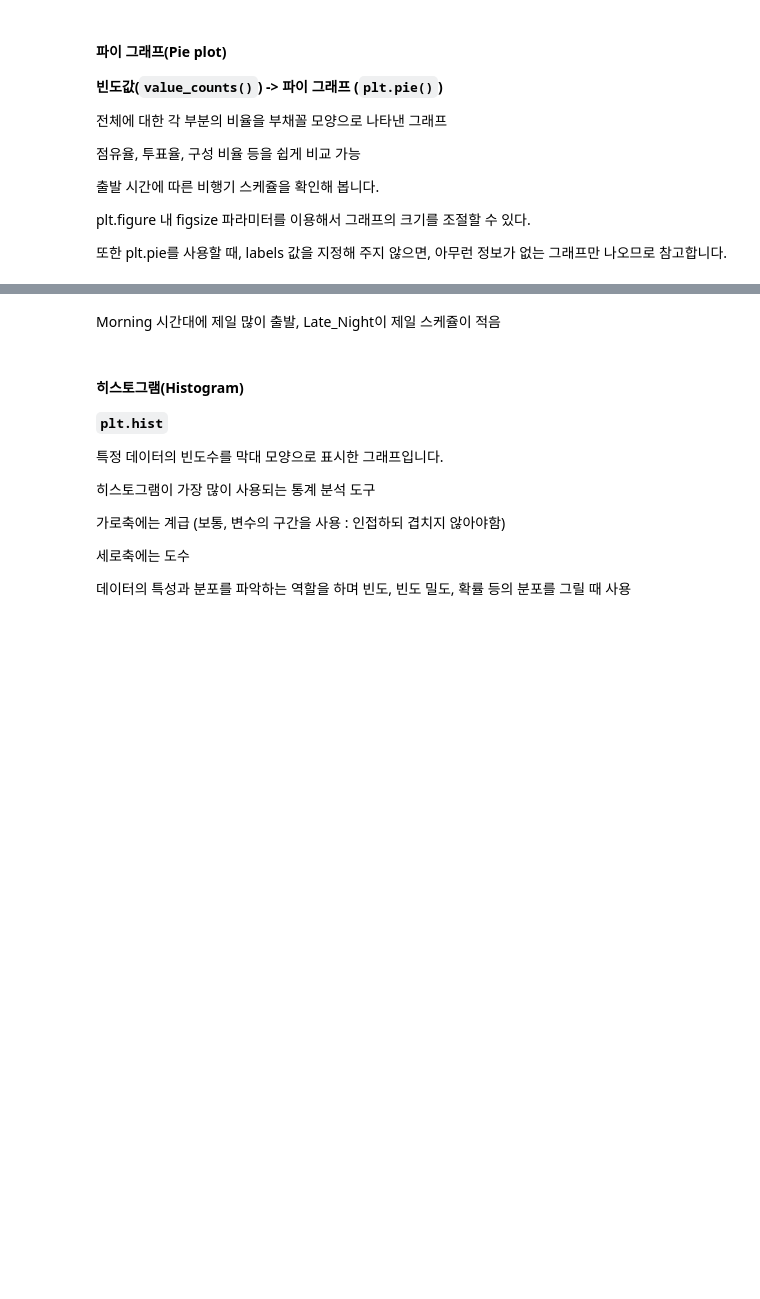
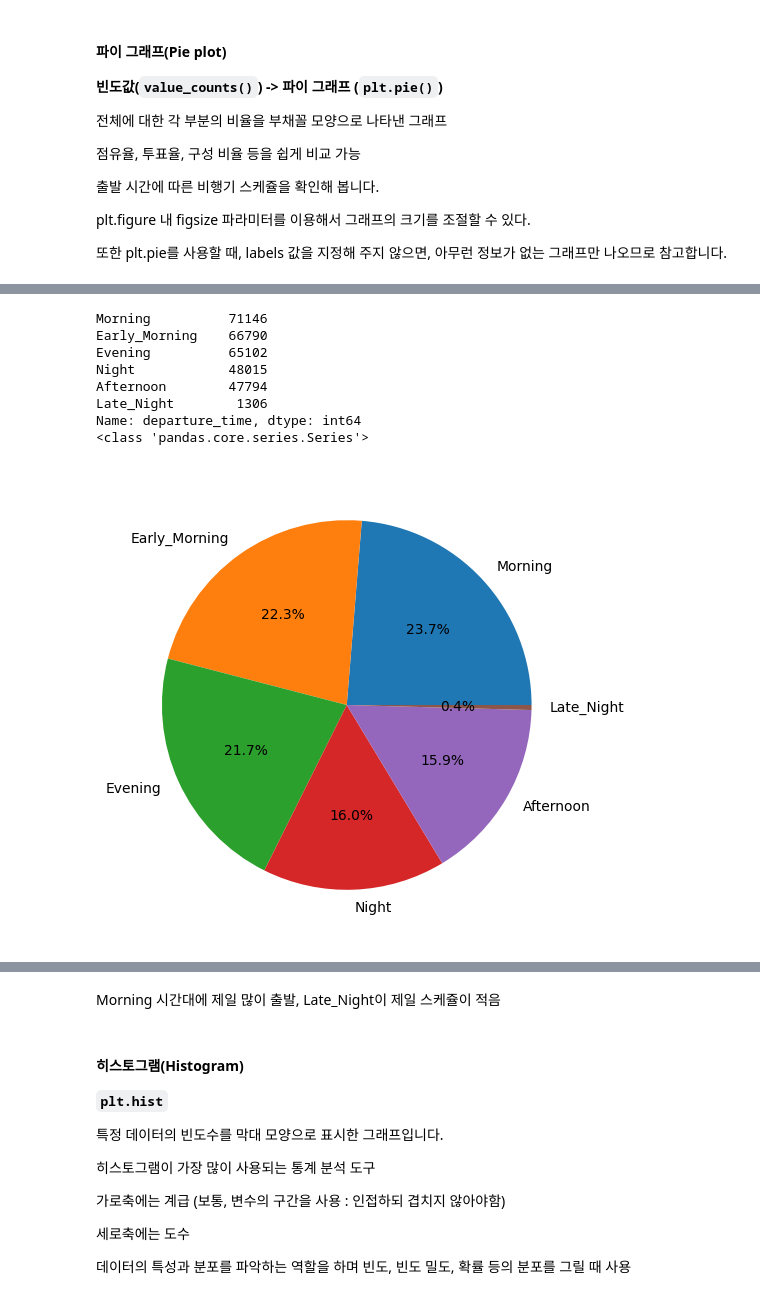
Before and after one commit to youse0ng/AICE_, a Jupyter notebook: AICE_05_데이터이해하기.ipynb, the cells around one changed output, grey strips where cells are left out. Cells and saved outputs as stored; diff of their text form; code cells hidden in the pictures; blank space fills up the shorter version.

```diff
--- a/AICE_05_데이터이해하기.ipynb
+++ b/AICE_05_데이터이해하기.ipynb
@@ -239,11 +472,22 @@ df['departure_time'].value_counts()
 # %%
 # 출발 시간에 따른 비행기 스케쥴을 확인
 # value_counts() 빈도값 계산
 departure_time=df['departure_time'].value_counts()
-departure_time
+print(departure_time)
+print(type(departure_time))
 
 plt.figure(figsize=(10,6))
 
 # departure_time 빈도표 데이터로 파이 그래프 그리기
 plt.pie(x=departure_time,labels=departure_time.index,autopct='%.1f%%') # 내부의 부분 비율을 소수점 한자리로 표현)
 plt.show()
+# %% [output]
+Morning          71146
+Early_Morning    66790
+Evening          65102
+Night            48015
+Afternoon        47794
+Late_Night        1306
+Name: departure_time, dtype: int64
+<class 'pandas.core.series.Series'>
+[figure, added]
```
Also changed, not shown: parts of 42 cells of this notebook.
